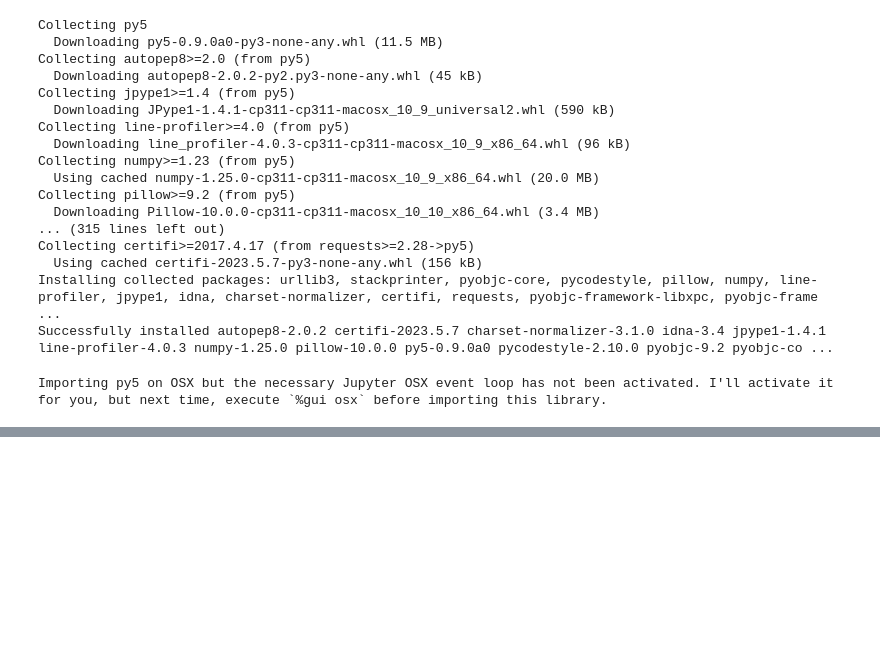
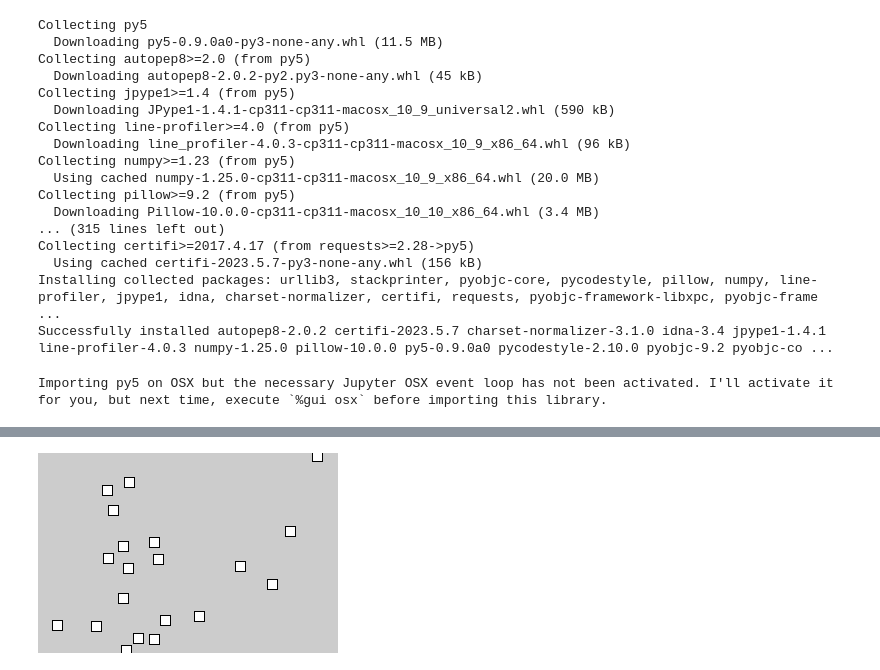
Before and after one commit to audreyfeldroy/sketch-a-day, a Jupyter notebook: 2023-07-07.ipynb, the cells around one changed output, grey strips where cells are left out. Cells and saved outputs as stored; diff of their text form; code cells hidden in the pictures; blank space fills up the shorter version.

Commit message:
Get py5bot working. Random squares, random colors

```diff
--- a/2023-07-07.ipynb
+++ b/2023-07-07.ipynb
@@ -42,0 +94,5 @@ py5.run_sketch()
+# %%
+size(300, 200)
+rect_mode(CENTER)
+for _ in range(20):
+    rect(random_int(width), random_int(height), 10, 10)
@@ -42,0 +115,7 @@ py5.run_sketch()
+# %%
+size(300, 200)
+rect_mode(CENTER)
+for _ in range(20):
+    rect(random_int(width), random_int(height), 10, 10)
+# %% [output]
+[figure, added]
```
Also changed, not shown: parts of 14 cells of this notebook.
